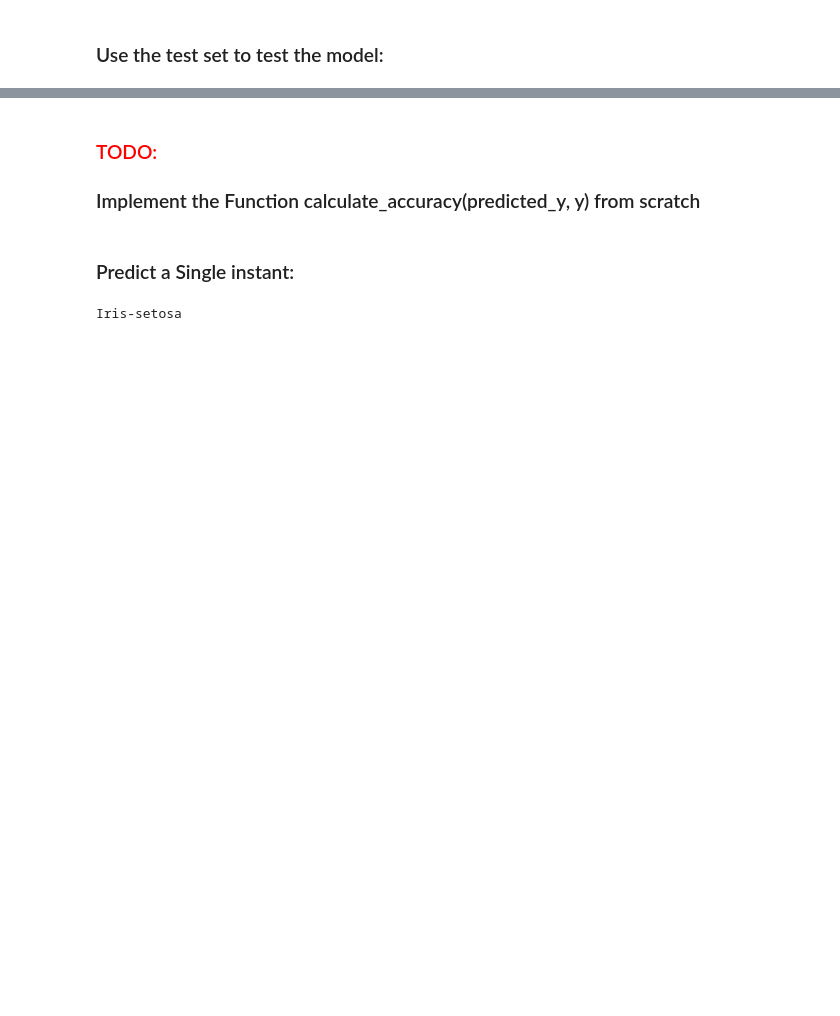
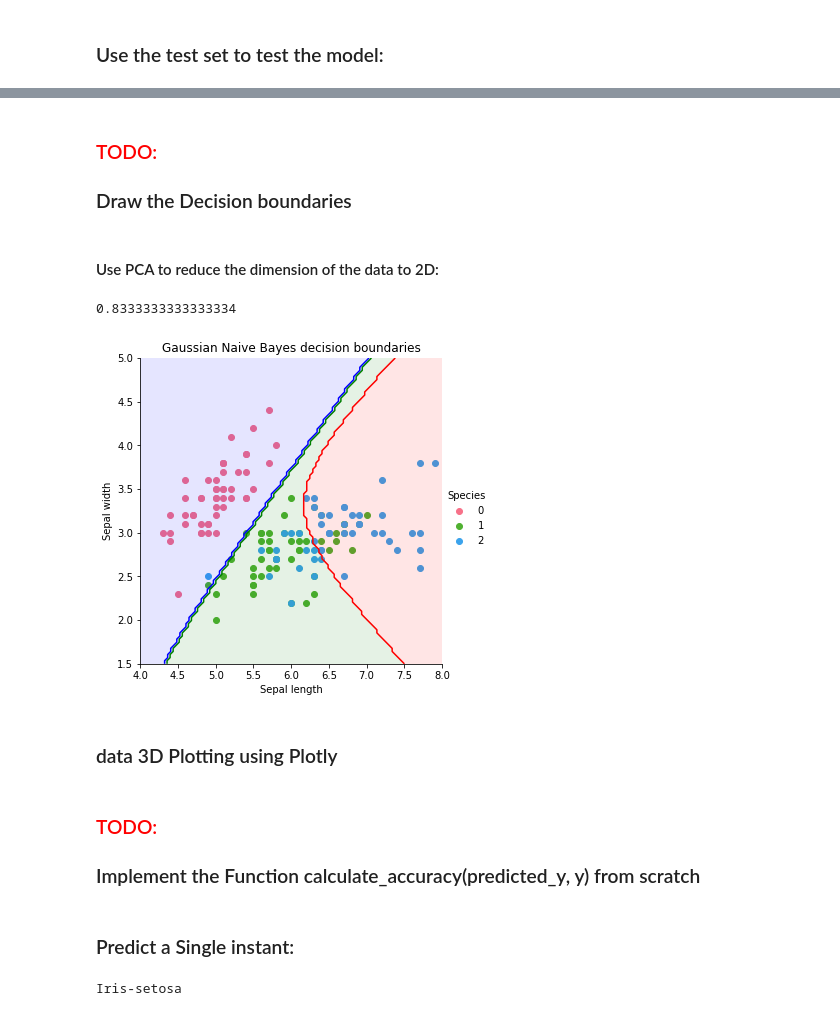
Before and after one commit to miraehab/Iris-Flower-Classification, a Jupyter notebook: notebook.ipynb, the cells around one changed output, grey strips where cells are left out. Saved outputs shown, nothing was run; the diff lists cells and outputs as text; code cells hidden in the pictures; blank space fills up the shorter version.

Commit message:
Plotted the 2D descision boundary of the naive Bayes Classifier.

```diff
--- a/notebook.ipynb
+++ b/notebook.ipynb
@@ -17,4 +36,4 @@ warnings.filterwarnings('ignore') """
 # %%
-data = pd.read_csv("./Iris.csv", index_col=False)
-data.head()
+""" data = pd.read_csv("./Iris.csv", index_col=False)
+data.head() """
 # %% [output]
@@ -74,7 +88,7 @@ X_Train2, X_Val2, Y_Train2, Y_Val2 = train_test_split(X_Train2, Y_Train2, test_s
 def train_validate_test_split(data, testRatio = 0.3, valRatio = 0.3):
     #shuffle the data to make sure the data order doesn't affect the training.
     data_shuffeled = data.sample(frac = 1)
-    X_shuffeled = data_shuffeled.drop(["Id", "Species"], axis=1)
+    X_shuffeled = data_shuffeled.drop(["Species"], axis=1)
     Y_shuffeled = data_shuffeled["Species"]
 
     # the number of rows in the dataframe
@@ -132,0 +147,44 @@ accuracy_score(Y_Test, Y_Pred)
+# %% [markdown]
+<h3 style="color: red">TODO:</h3>
+<h3>Draw the Decision boundaries</h3>
+# %% [markdown]
+<h4>Use PCA to reduce the dimension of the data to 2D:</h4>
+# %%
+X_Plot_Train = X_Train[["sepal length (cm)","sepal width (cm)"]]
+# %%
+gnb_plot = GaussianNB()
+gnb_plot.fit(X_Plot_Train, Y_Train)
+
+gnb_plot.score(X_Plot_Train, Y_Train)
+# %% [output]
+0.8333333333333334
+# %%
+# Our 2-dimensional classifier will be over variables X and Y
+N_plot = 100
+X_plot = np.linspace(4, 8, N_plot)
+Y_plot = np.linspace(1.5, 5, N_plot)
+X_plot, Y_plot = np.meshgrid(X_plot, Y_plot)
+
+plot = sns.FacetGrid(data, hue="Species", size=5, palette='husl').map(plt.scatter, "sepal length (cm)","sepal width (cm)", ).add_legend()
+my_ax = plot.ax
+
+# Computing the predicted class function for each value on the grid
+zz = np.array([gnb_plot.predict([[xx, yy]])[0] for xx, yy in zip(np.ravel(X_plot), np.ravel(Y_plot))])
+
+# Reshaping the predicted class into the meshgrid shape
+Z = zz.reshape(X_plot.shape)
+
+# Plot the filled and boundary contours
+my_ax.contourf(X_plot, Y_plot, Z, 2, alpha=.1, colors=('blue', 'green', 'red'))
+my_ax.contour(X_plot, Y_plot, Z, 2, alpha=1, colors=('blue', 'green', 'red'))
+
+# Add axis and title
+my_ax.set_xlabel('Sepal length')
+my_ax.set_ylabel('Sepal width')
+my_ax.set_title('Gaussian Naive Bayes decision boundaries')
+
+plt.show()
+# %% [output]
+[figure, added]
+# %% [markdown]
+<h3>data 3D Plotting using Plotly</h3>
```
Also changed, not shown: parts of 11 cells of this notebook.
